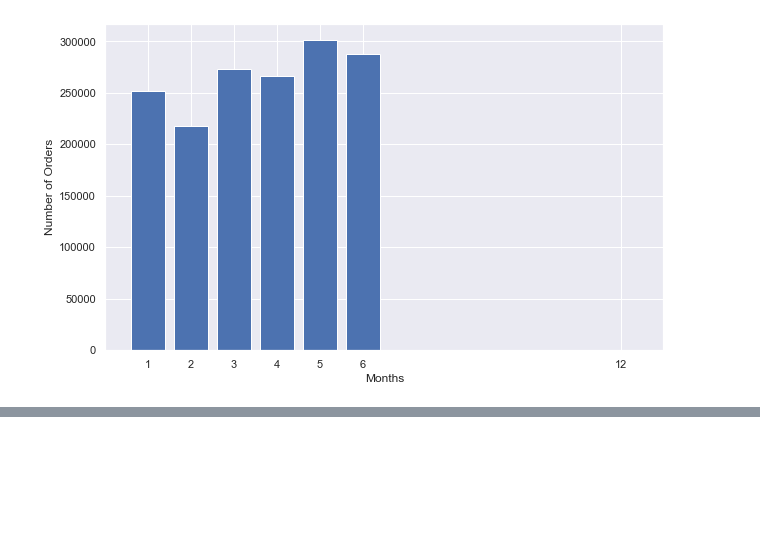
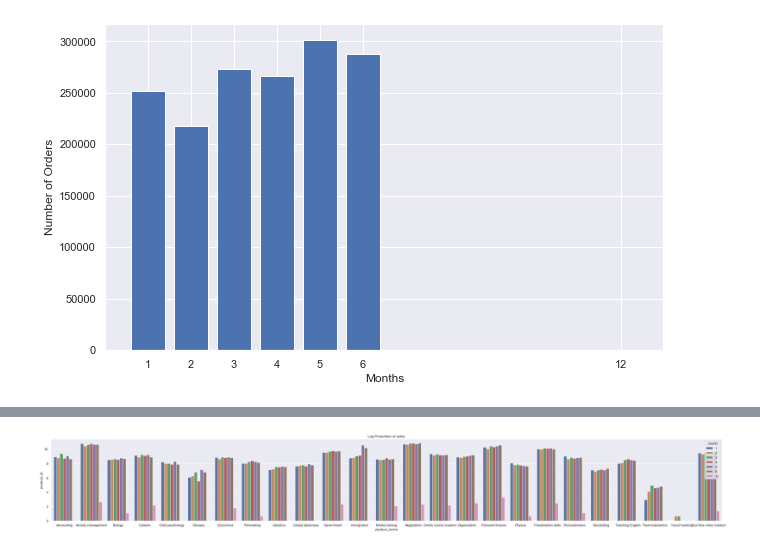
Before and after one commit to WMaia9/hotmart, a Jupyter notebook: hotmart.ipynb, the cells around one changed output, grey strips where cells are left out. Saved outputs shown, nothing was run; the diff lists cells and outputs as text; code cells hidden in the pictures; blank space fills up the shorter version.

```diff
--- a/hotmart.ipynb
+++ b/hotmart.ipynb
@@ -673,0 +629,10 @@ for name in category:
+# %%
+meses = df.groupby(['product_niche', 'month'])[['product_id']].count()
+y = np.log(meses.reset_index()['product_id'])
+hue = meses.reset_index()['month']
+x = meses.reset_index()['product_niche']
+
+fig = plt.figure(figsize=(40,5))
+g=sns.barplot(x=x, y=y,hue=hue, data=meses).set_title("Log Proportion of sales")
+# %% [output]
+[figure, added]
```
Also changed, not shown: parts of 12 cells of this notebook.
